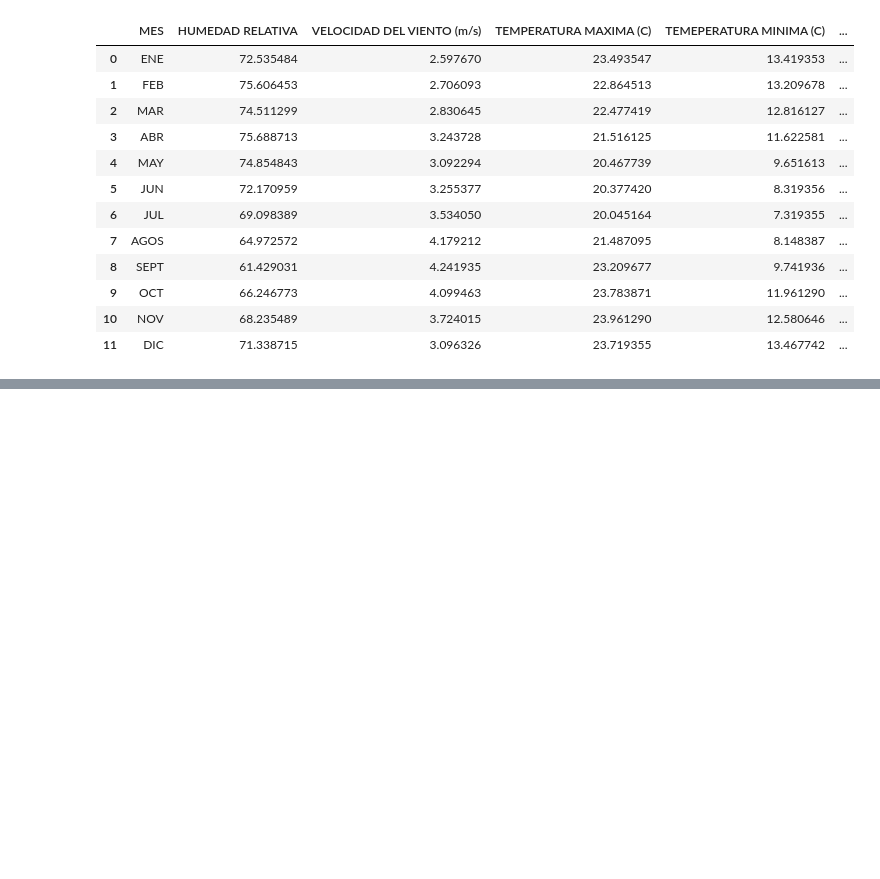
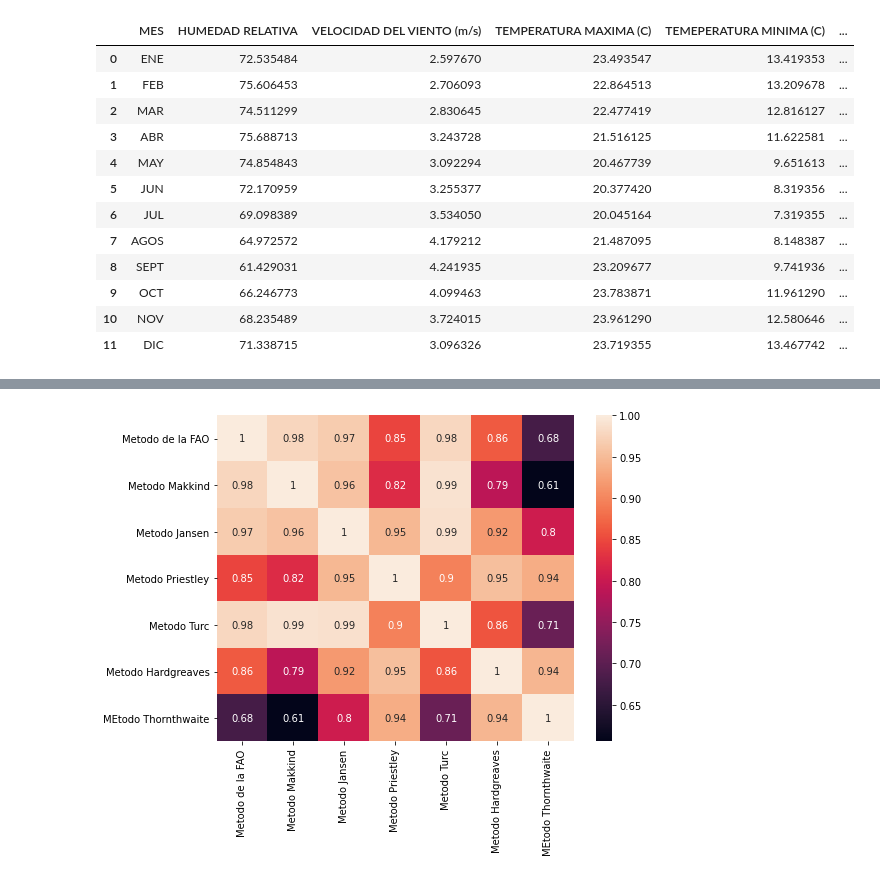
Before and after one commit to thonyblaz/evapotranspiracion, a Jupyter notebook: metodo_eto.ipynb, the cells around one changed output, grey strips where cells are left out. Cells and saved outputs as stored; diff of their text form; code cells hidden in the pictures; blank space fills up the shorter version.

```diff
--- a/metodo_eto.ipynb
+++ b/metodo_eto.ipynb
@@ -410,9 +413,9 @@ for i in range(0, 12):
     mensual = round(df_calculos['EVAPOTRANSPIRACION MENSUAL'][i], 3)
     evap_diaria.append(diaria)
     evap_mensual.append(mensual)
-
+eto_mensual_fao =evap_mensual
 nombre_tabla_RESUMEN = [
-    'MES', 'EVAPOTRANSPIRACION PROMEDIO DIARIA', 'EVAPOTRANSPIRACION PROMEDIO DIARIA']
+    'MES', 'EVAPOTRANSPIRACION PROMEDIO DIARIA', 'EVAPOTRANSPIRACION PROMEDIO MENSUAL']
 evapotranspiracion = list(zip(meses, evap_diaria, evap_mensual))
 df_EVAP = pd.DataFrame(evapotranspiracion, columns=nombre_tabla_RESUMEN)
 df_EVAP
@@ -449,0 +481,7 @@ plt.show()
+# %%
+#calculamos la evapotranspiracion por el metodo de makkink
+eto_makkink=0.61*(PendSP /(PendSP +cont_piezo))*(RS/2.45)-0.12
+eto_mensual_makkind=dias*eto_makkink
+df_evap_Makkink ['Eto Diaria'] = eto_makkink
+df_evap_Makkink ['Evapotranspiracion Mensual'] = eto_mensual_makkind
+df_evap_Makkink
@@ -449,0 +673,22 @@ plt.show()
+# %%
+# Comparamos los resultados en una tabla resumen
+# las listas de los valores por cada metodo
+"""
+eto_mensual_fao
+eto_mensual_makkind
+eto_mensual_jansen
+eto_mensual_priestley
+eto_mensual_turc
+eto_mensual_hargreaves
+eto_mensual_Thornthwaite """
+
+# creamos la tabla resumen
+# nombre columnas
+nombre_tabla_resumen_metodos = ['MES', 'Metodo de la FAO', 'Metodo Makkind', 'Metodo Jansen', 'Metodo Priestley', 'Metodo Turc', 'Metodo Hardgreaves',
+                                'Metodo Thornthwaite', ]
+valores = list(zip(meses, eto_mensual_fao, eto_mensual_makkind, eto_mensual_jansen, eto_mensual_priestley, eto_mensual_turc,
+                   eto_mensual_hargreaves, eto_mensual_Thornthwaite))
+df_resumen_metodos = pd.DataFrame(valores, columns=nombre_tabla_resumen_metodos)
+
+# visualizamos la tabla
+df_resumen_metodos
@@ -449,0 +734,11 @@ plt.show()
+# %%
+#Creamos la Matriz de correlacion con la libreria seaborn
+#esto nos permite saber que tan dispersos se encuentran la correlacion de los resultados entre los diferentes metodos
+import seaborn as sns
+corr_df = df_resumen_metodos.corr(method='pearson')
+
+plt.figure(figsize=(8, 6))
+sns.heatmap(corr_df, annot=True)
+plt.show()
+# %% [output]
+[figure, added]
```
Also changed, not shown: parts of 13 cells of this notebook.
